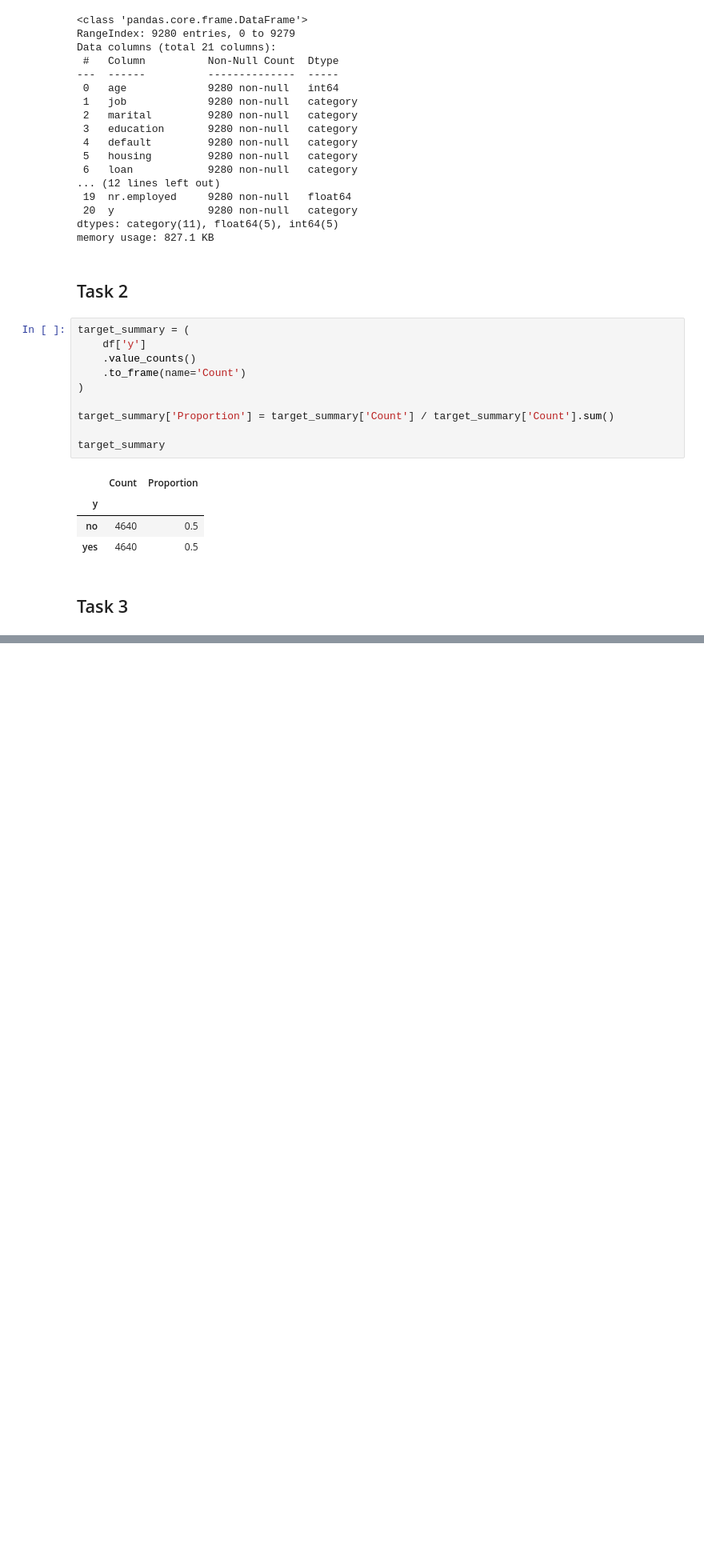
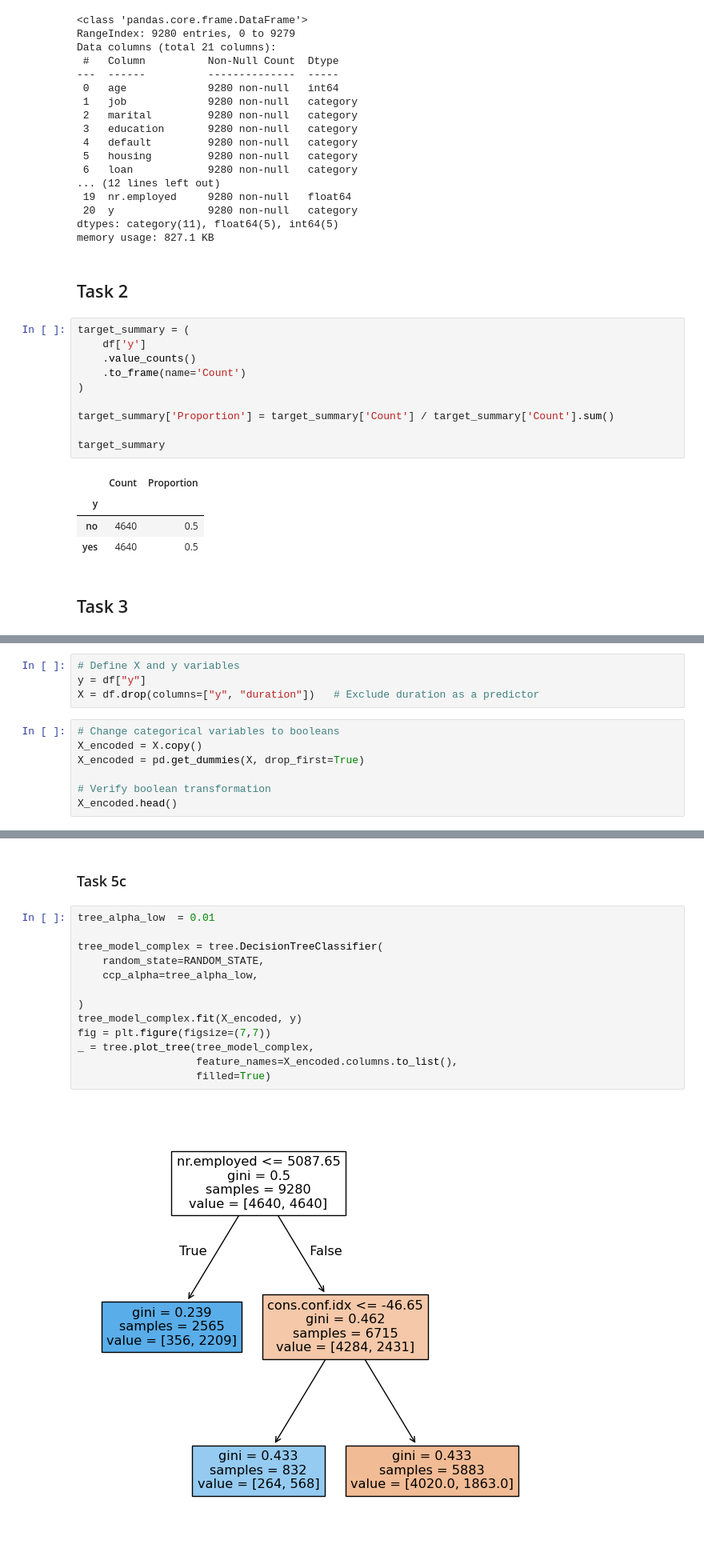
Before and after one commit to owen-simon/IS-6482-data-mining, a Jupyter notebook: Week 3/A2_Simon_Owen.ipynb, the cells around one changed output, grey strips where cells are left out. Shown at 80% size. Cells and saved outputs as stored; diff of their text form; blank space fills up the shorter version.

```diff
--- a/Week 3/A2_Simon_Owen.ipynb
+++ b/Week 3/A2_Simon_Owen.ipynb
@@ -134,0 +100,11 @@ Encoded X shape: (9280, 61)
+# %%
+# Define X and y variables
+y = df["y"]
+X = df.drop(columns=["y", "duration"])   # Exclude duration as a predictor
+# %%
+# Change categorical variables to booleans
+X_encoded = X.copy()
+X_encoded = pd.get_dummies(X, drop_first=True)
+
+# Verify boolean transformation
+X_encoded.head()
@@ -134,0 +201,17 @@ Encoded X shape: (9280, 61)
+# %% [markdown]
+### Task 5c
+# %%
+tree_alpha_low  = 0.01
+
+tree_model_complex = tree.DecisionTreeClassifier(
+    random_state=RANDOM_STATE,
+    ccp_alpha=tree_alpha_low,
+
+)
+tree_model_complex.fit(X_encoded, y)
+fig = plt.figure(figsize=(7,7))
+_ = tree.plot_tree(tree_model_complex,
+                   feature_names=X_encoded.columns.to_list(),
+                   filled=True)
+# %% [output]
+[figure, added]
```
Also changed, not shown: parts of 14 cells of this notebook.
